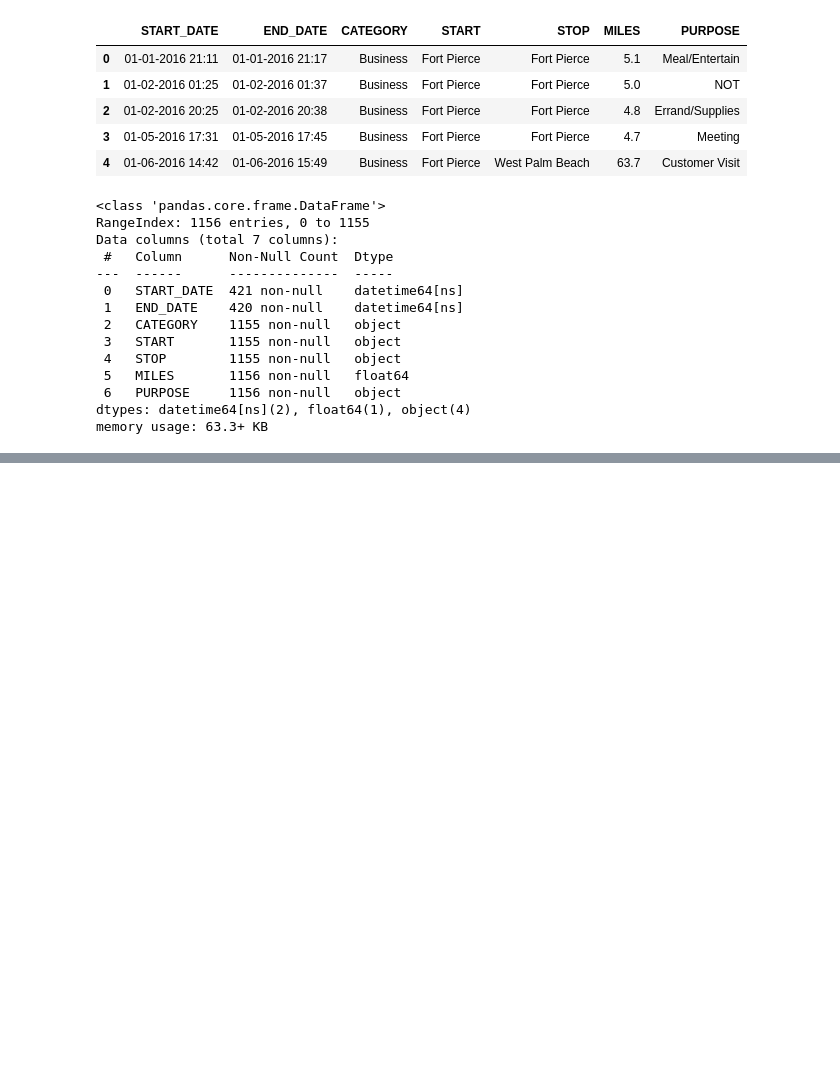
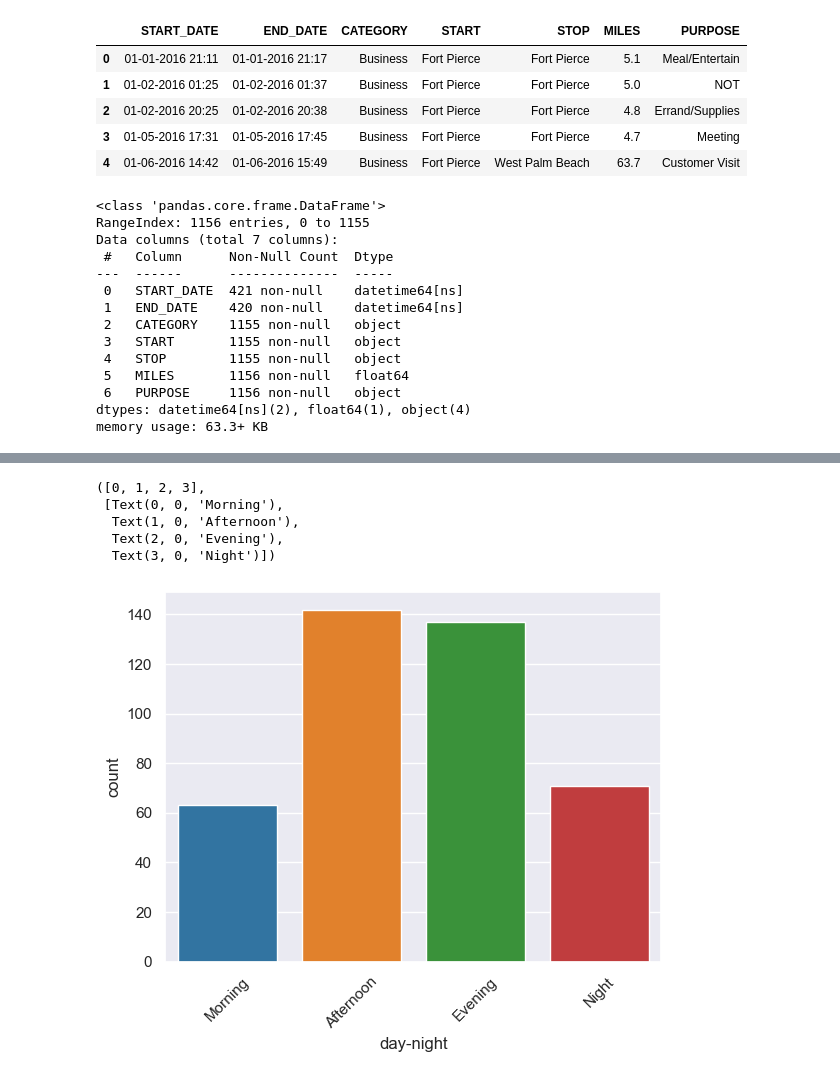
Before and after one commit to harizzzzz/Uber-Ride-Analysis, a Jupyter notebook: uber-rides-EDA.ipynb, the cells around one changed output, grey strips where cells are left out. Drawn from its saved outputs; the diff is of its cells as text; code cells hidden in the pictures; blank space fills up the shorter version.

```diff
--- a/uber-rides-EDA.ipynb
+++ b/uber-rides-EDA.ipynb
@@ -80,0 +181,5 @@ dataset['date-night']=pd.cut(x=dataset['time'], #bins means [0~10=morning],[10~1
+# %%
+# need to rename column- mislabel the column day-night to date-night
+
+dataset.rename(columns={'date-night':'day-night'},inplace=True)
+dataset.head()
@@ -80,0 +193,12 @@ dataset['date-night']=pd.cut(x=dataset['time'], #bins means [0~10=morning],[10~1
+# %%
+# create countplot for derived column 'day-night'
+
+sns.countplot(x=dataset['day-night'],palette='tab10')
+plt.xticks(rotation=45)
+# %% [output]
+([0, 1, 2, 3],
+ [Text(0, 0, 'Morning'),
+  Text(1, 0, 'Afternoon'),
+  Text(2, 0, 'Evening'),
+  Text(3, 0, 'Night')])
+[figure, added]
```
Also changed, not shown: parts of 12 cells of this notebook.
